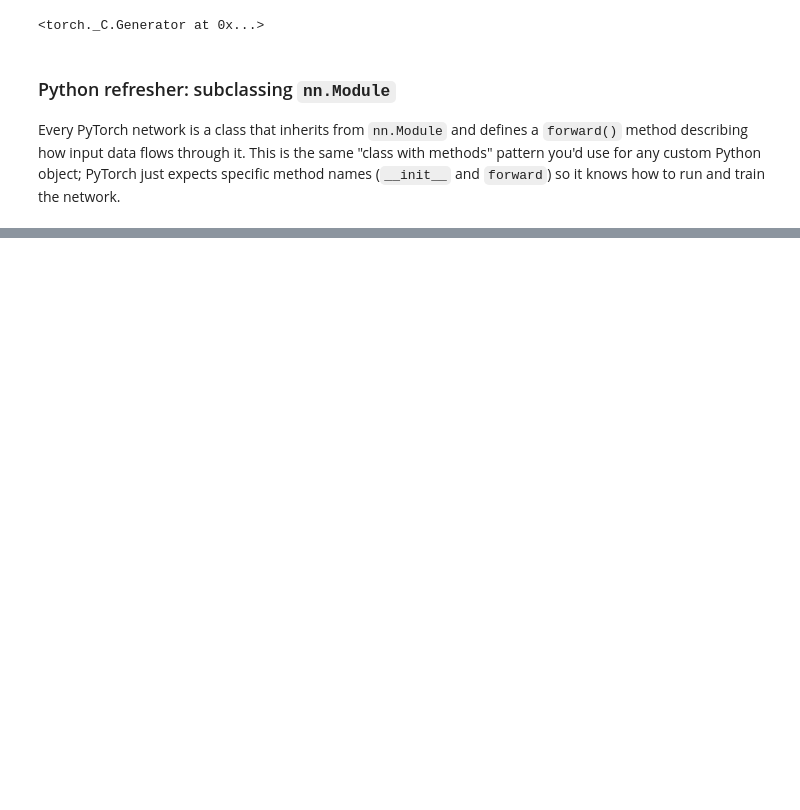
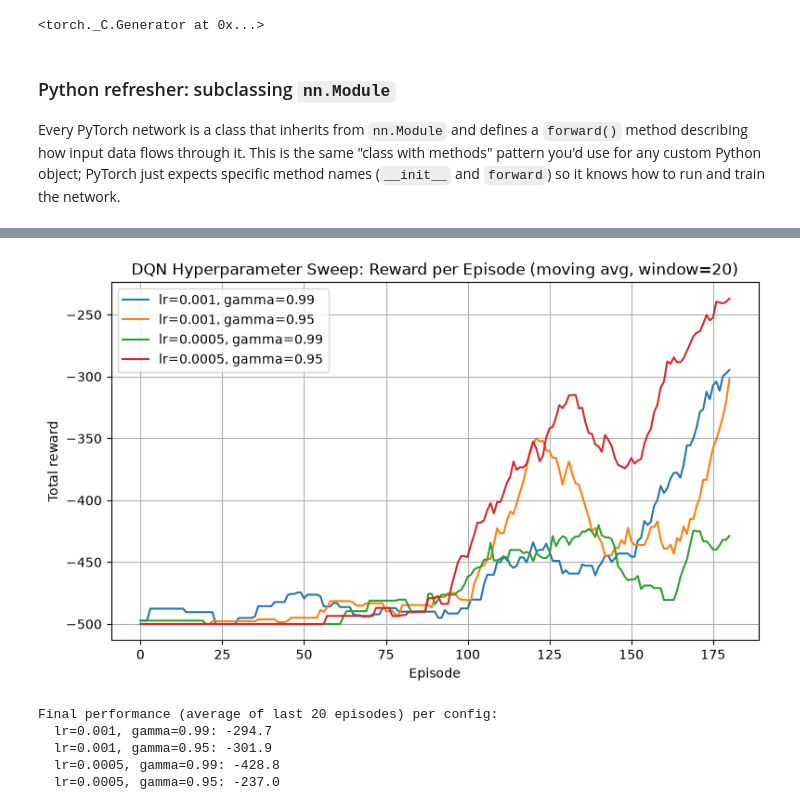
Before and after one commit to riff-raff-17/TTA-Class-Files, a Jupyter notebook: 2026 Term 3/L5308T2_Sat/acrobot_dqn.ipynb, the cells around one changed output, grey strips where cells are left out. Cells and saved outputs as stored; diff of their text form; code cells hidden in the pictures; blank space fills up the shorter version.

```diff
--- a/2026 Term 3/L5308T2_Sat/acrobot_dqn.ipynb
+++ b/2026 Term 3/L5308T2_Sat/acrobot_dqn.ipynb
@@ -109,0 +188,22 @@ class DQNAgent:
+# %%
+SWEEP_EPISODES = 200
+
+sweep_configs = [
+    {"lr": 1e-3, "gamma": 0.99},
+    {"lr": 1e-3, "gamma": 0.95},
+    {"lr": 5e-4, "gamma": 0.99},
+    {"lr": 5e-4, "gamma": 0.95},
+]
+
+sweep_results = []
+
+for cfg in sweep_configs:
+    label = f"lr={cfg["lr"]}, gamma={cfg["gamma"]}"
+    print(f"Training config: {label}")
+
+    torch.manual_seed(SEED)
+    agent = DQNAgent(obs_dim=OBS_DIM, n_actions=N_ACTIONS, lr=cfg["lr"], gamma=cfg["gamma"])
+    rewards = train_dqn(agent, episodes=SWEEP_EPISODES, seed=SEED, verbose_every=50)
+
+    sweep_results.append({"label" : label, "cfg": cfg, "rewards": rewards})
+    print()
@@ -109,0 +228,23 @@ class DQNAgent:
+# %%
+plt.figure(figsize=(9, 5))
+for result in sweep_results:
+    smoothed = moving_average(result["rewards"], window=20)
+    plt.plot(smoothed, label=result["label"])
+plt.title("DQN Hyperparameter Sweep: Reward per Episode (moving avg, window=20)")
+plt.xlabel("Episode")
+plt.ylabel("Total reward")
+plt.legend()
+plt.grid(True)
+plt.show()
+
+print("Final performance (average of last 20 episodes) per config:")
+for result in sweep_results:
+    final_avg = np.mean(result["rewards"][-20:])
+    print(f"  {result['label']}: {final_avg:.1f}")
+# %% [output]
+[figure, added]
+Final performance (average of last 20 episodes) per config:
+  lr=0.001, gamma=0.99: -294.7
+  lr=0.001, gamma=0.95: -301.9
+  lr=0.0005, gamma=0.99: -428.8
+  lr=0.0005, gamma=0.95: -237.0
```
Also changed, not shown: parts of 4 cells of this notebook, 27 other files.
